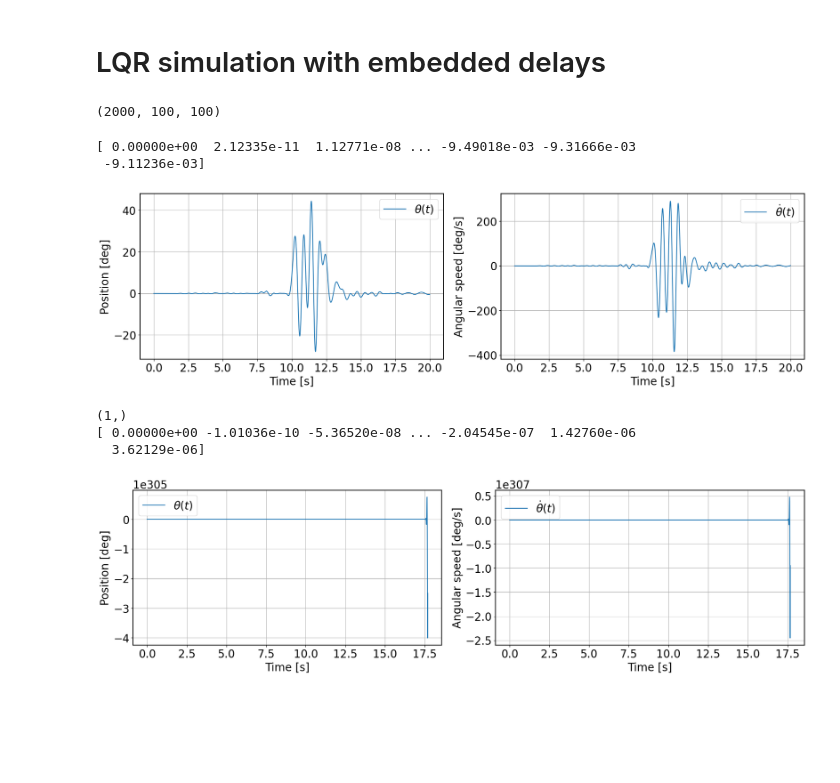
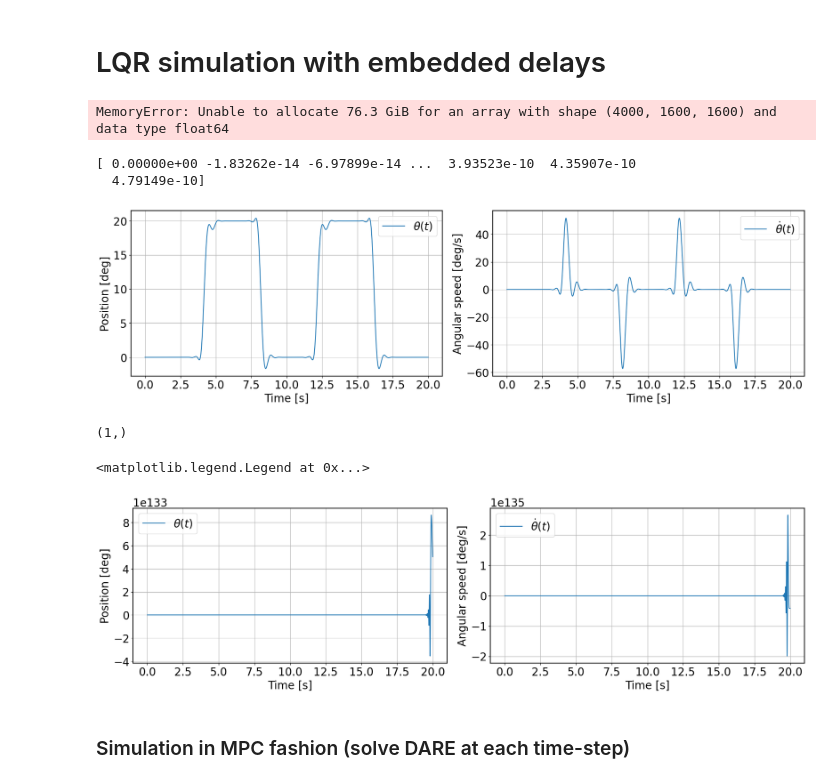
Before and after one commit to CedricFont/Subspace-learning-for-robot-application, a Jupyter notebook: LQR simulation/PendulumDelayEmbeddings.ipynb, the cells around one changed output. Drawn from its saved outputs; the diff is of its cells as text; code cells hidden in the pictures; blank space fills up the shorter version.

```diff
--- a/LQR simulation/PendulumDelayEmbeddings.ipynb
+++ b/LQR simulation/PendulumDelayEmbeddings.ipynb
@@ -101,34 +122,39 @@ B is :
 # %%
 # Several plots
-nb_delay = [1, 50]
+nb_delay = [1,10,50,800]
 nb_plots = len(nb_delay)
-horizon = np.int(pend1.N/2)
+horizon = np.int(pend.N/4)
 
 plt.rcParams['font.size'] = 20
-fig, ax = plt.subplots(1, 2,
-                       constrained_layout = True, figsize=(30,10))
-ax[0].plot(pend1.T, rad2deg(pend1.X[0,:]), label=r"$\theta (t)$")
+fig, ax = plt.subplots(1, 2, constrained_layout = True, figsize=(30,10))
+fig2, ax2 = plt.subplots(1, 2, constrained_layout = True, figsize=(20,8))
+ax[0].plot(pend.T, rad2deg(pend.X[0,:]), label=r"$\theta (t)$")
 ax[0].set_xlabel('Time [s]'), ax[0].set_ylabel('Position [deg]')
 ax[0].grid()
 ax[0].legend()
 
-ax[1].plot(pend1.T, rad2deg(pend1.X[1,:]), label=r"$\dot{\theta} (t)$")
+ax[1].plot(pend.T, rad2deg(pend.X[1,:]), label=r"$\dot{\theta} (t)$")
 ax[1].set_xlabel('Time [s]'), ax[1].set_ylabel('Angular speed [deg]')
 ax[1].grid()
 ax[1].legend()
 for i in range(nb_plots):
     tau = nb_delay[i]
-    DLS1 = DelayedLeastSquare(pend1.X, tau, horizon, pend1.U[:], nb_u=1)
+    DLS1 = DelayedLeastSquare(pend.X, tau, horizon, pend.U[:], nb_u=1)
     DLS1.solve()
-    DLS1.computeTrajectory(pend1.X0, pend1.U)
+    DLS1.computeTrajectory(pend.X0, pend.U)
+    DLS1.computePrecision(pend.X)
 
-    ax[0].plot(pend1.T[:len(pend1.T)-1], rad2deg(DLS1.Traj[0,:]), label='Delay = '+str(tau))
+    ax[0].plot(pend.T[:len(pend.T)], rad2deg(DLS1.Traj[0,:]), label='Delay = '+str(tau))
     ax[0].set_xlabel('Time [s]'), ax[0].set_ylabel('Position [deg]')
     ax[0].grid()
     ax[0].legend()
 
-    ax[1].plot(pend1.T[:len(pend1.T)-1], rad2deg(DLS1.Traj[1,:]), label='Delay = '+str(tau))
+    ax[1].plot(pend.T[:len(pend.T)], rad2deg(DLS1.Traj[1,:]), label='Delay = '+str(tau))
     ax[1].set_xlabel('Time [s]'), ax[1].set_ylabel('Angular speed [deg/s]')
     ax[1].grid()
     ax[1].legend()
+
+    ax2[0].plot(tau, np.log(DLS1.precision[0]),'-o', markersize=10, color='b'), ax2[0].set_title('Error for position'), ax2[0].set_xlabel('Nb. of delays')
+    ax2[1].plot(tau, np.log(DLS1.precision[1]),'-o', markersize=10, color='b'), ax2[1].set_title('Error for velocity'), ax2[1].set_xlabel('Nb. of delays')
+    ax2[0].grid(), ax2[1].grid()
 # %% [output]
@@ -145,7 +172,7 @@ lqr_tracking = pbd.LQR(A_LQR, B_LQR, nb_dim=A_LQR.shape[0], dt=pend1.dt, horizon
 
 # Trajectory for tracking
 tracking_traj = np.zeros(shape=[pend1.N,2*tau]) # Vector for storing the trajectory
-tracking_traj[:,0] = ref
+tracking_traj[:,0] = pend.ref
 lqr_tracking.z = tracking_traj
 
 # Trajectory timing (1 via-point = 1 time-step, should be as long as the horizon)
@@ -157,11 +184,11 @@ for i in range(1,pend1.N):
 lqr_tracking.seq_xi = seq_tracking
 
 # Control precision
-u_std = 15. # means 1e-3
+u_std = 6. # means 1e-3
 lqr_tracking.gmm_u = u_std
 
 # Tracking precision
-x_std = 1e6 # Importance of tracking the position
+x_std = 1e5 # Importance of tracking the position
 Q_tracking = np.zeros(shape=[pend1.N,2*tau,2*tau])
 
 for i in range(pend1.N):
@@ -172,42 +199,41 @@ print(Q_tracking.shape)
 
 lqr_tracking.ricatti()
 # %% [output]
-(2000, 100, 100)
+MemoryError: Unable to allocate 76.3 GiB for an array with shape (4000, 1600, 1600) and data type float64
 # %%
 # Simulate the closed-loop system
 X0 = np.zeros((10,2*tau))
 xs, us = lqr_tracking.make_rollout(X0)
 
 # Plot
-fig,ax = plt.subplots(1, 2,
-                       constrained_layout = True, figsize=(18,5))
+fig,ax = plt.subplots(1, 2, constrained_layout = True, figsize=(18,5))
 xs_mean = np.mean(xs, axis=0)
 xs_std  = np.std(xs, axis=0)
 
 ax[0].plot(pend1.T, rad2deg(xs_mean[:,0]), label=r"$\theta (t)$")
 ax[0].set_xlabel('Time [s]'), ax[0].set_ylabel('Position [deg]')
 ax[0].grid()
 ax[0].legend()
 
 ax[1].plot(pend1.T, rad2deg(xs_mean[:,1]), label=r"$\dot{\theta} (t)$")
 ax[1].set_xlabel('Time [s]'), ax[1].set_ylabel('Angular speed [deg/s]')
 ax[1].grid()
 ax[1].legend()
 print(xs_mean[:,0])
 # %% [output]
-[ 0.00000e+00  2.12335e-11  1.12771e-08 ... -9.49018e-03 -9.31666e-03
- -9.11236e-03]
+[ 0.00000e+00 -1.83262e-14 -6.97899e-14 ...  3.93523e-10  4.35907e-10
+  4.79149e-10]
-[figure, old version]
+[figure, new version]
 # %%
 X0 = np.zeros(shape=[2*tau]) # Initial condition : [position [rad], velocity [rad/s]]
-t_interval = pend1.dt # Time-interval for one step to occur
-Xc = np.empty(shape=[pend1.N,2*tau]) # Controlled trajectory
-Uc = np.empty(shape=[pend1.N-1]) # Control input history
+t_interval = pend.dt # Time-interval for one step to occur
+Xc = np.zeros(shape=[pend.N,2*tau]) # Controlled trajectory
+Uc = np.zeros(shape=[pend.N-1]) # Control input history
 Xc[0,:] = X0
 print(lqr_tracking.get_command(Xc[0,:], 0).shape)
-f = lambda theta, u : pend1.dynamicsDelayed(theta, u, tau)
+f = lambda theta, u : pend.dynamicsDelayed(theta, u, tau)
 # Simulate the closed-loop trajectory for the non-linear dynamics
-for i in range(pend1.N-1):
+for i in range(pend.N-1):
 
     u = lqr_tracking.get_command(Xc[i,:], i) # Retrieve LQR control input
     Uc[i] = u
@@ -218,18 +244,18 @@ for i in range(pend1.N-1):
 fig,ax = plt.subplots(1, 2,
                        constrained_layout = True, figsize=(18,5))
 
-ax[0].plot(pend1.T, rad2deg(Xc[:,0]), label=r"$\theta (t)$")
+ax[0].plot(pend.T, rad2deg(Xc[:,0]), label=r"$\theta (t)$")
 ax[0].set_xlabel('Time [s]'), ax[0].set_ylabel('Position [deg]')
 ax[0].grid()
 ax[0].legend()
 
-ax[1].plot(pend1.T, rad2deg(Xc[:,1]), label=r"$\dot{\theta} (t)$")
+ax[1].plot(pend.T, rad2deg(Xc[:,1]), label=r"$\dot{\theta} (t)$")
 ax[1].set_xlabel('Time [s]'), ax[1].set_ylabel('Angular speed [deg/s]')
 ax[1].grid()
 ax[1].legend()
-print(xs_mean[:,0])
 # %% [output]
 (1,)
-[ 0.00000e+00 -1.01036e-10 -5.36520e-08 ... -2.04545e-07  1.42760e-06
-  3.62129e-06]
+<matplotlib.legend.Legend at 0x...>
-[figure, old version]
+[figure, new version]
+# %% [markdown]
+### Simulation in MPC fashion (solve DARE at each time-step)
```
Also changed, not shown: parts of 9 cells of this notebook, 1 other file.
